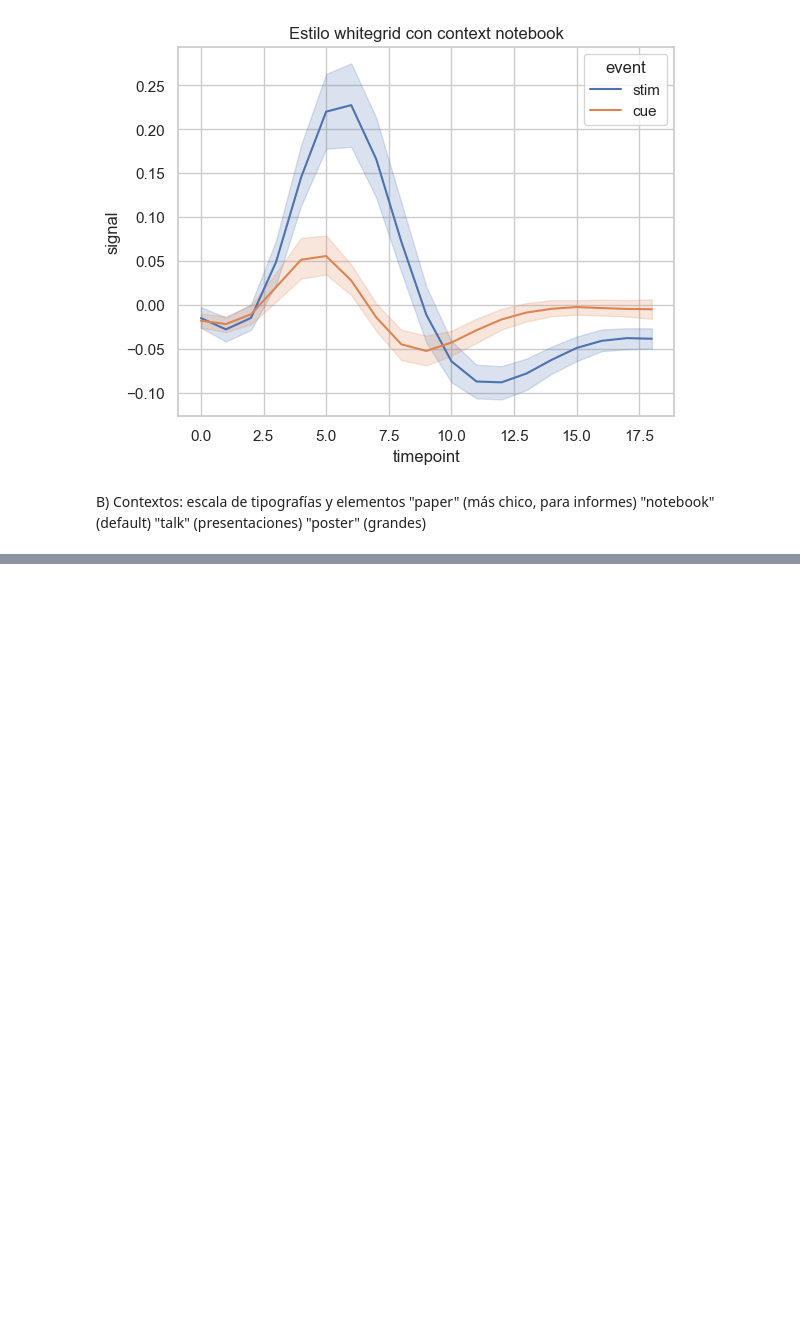
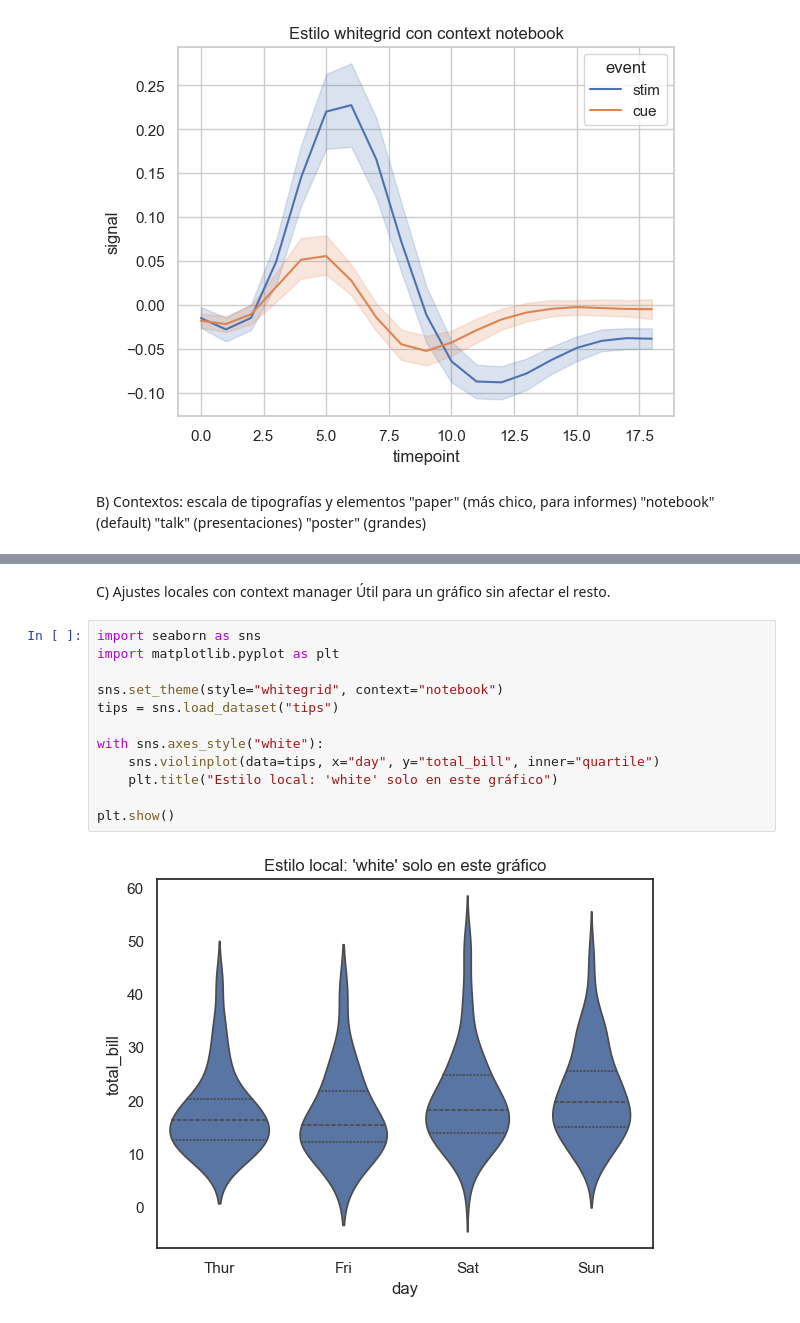
Before and after one commit to wilson-j-insaurralde/Seaborn, a Jupyter notebook: teoria/007_Estilo y personalización avanzada.ipynb, the cells around one changed output, grey strips where cells are left out. Drawn from its saved outputs; the diff is of its cells as text; blank space fills up the shorter version.

```diff
--- a/teoria/007_Estilo y personalización avanzada.ipynb
+++ b/teoria/007_Estilo y personalización avanzada.ipynb
@@ -110,0 +123,17 @@ B) Contextos: escala de tipografías y elementos
+# %% [markdown]
+C) Ajustes locales con context manager
+Útil para un gráfico sin afectar el resto.
+# %%
+import seaborn as sns
+import matplotlib.pyplot as plt
+
+sns.set_theme(style="whitegrid", context="notebook")
+tips = sns.load_dataset("tips")
+
+with sns.axes_style("white"):
+    sns.violinplot(data=tips, x="day", y="total_bill", inner="quartile")
+    plt.title("Estilo local: 'white' solo en este gráfico")
+
+plt.show()
+# %% [output]
+[figure, added]
```
Also changed, not shown: parts of 6 cells of this notebook.
